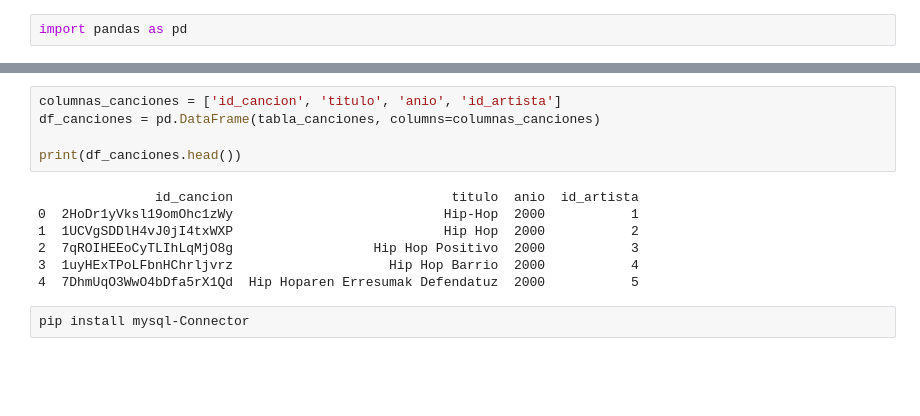
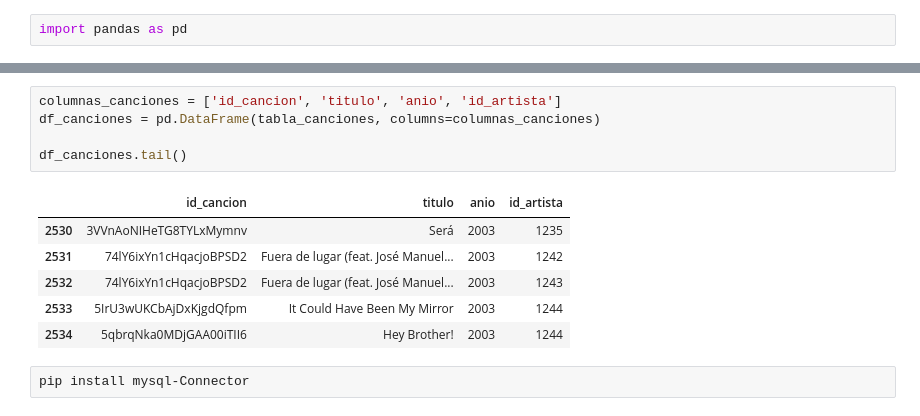
Before and after one commit to eva5ferrer/proyecto-da-promo-63-modulo-2-team-1, a Jupyter notebook: filtrado-datos-spotify.ipynb, the cells around one changed output, grey strips where cells are left out. Cells and saved outputs as stored; diff of their text form; blank space fills up the shorter version.

```diff
--- a/filtrado-datos-spotify.ipynb
+++ b/filtrado-datos-spotify.ipynb
@@ -360,15 +310,15 @@ tabla_canciones
 # %%
 columnas_canciones = ['id_cancion', 'titulo', 'anio', 'id_artista']
 df_canciones = pd.DataFrame(tabla_canciones, columns=columnas_canciones)
 
-print(df_canciones.head())
+df_canciones.tail()
 # %% [output]
-               id_cancion                            titulo  anio  id_artista
-0  2HoDr1yVksl19omOhc1zWy                           Hip-Hop  2000           1
-1  1UCVgSDDlH4vJ0jI4txWXP                           Hip Hop  2000           2
-2  7qROIHEEoCyTLIhLqMjO8g                  Hip Hop Positivo  2000           3
-3  1uyHExTPoLFbnHChrljvrz                    Hip Hop Barrio  2000           4
-4  7DhmUqO3WwO4bDfa5rX1Qd  Hip Hoparen Erresumak Defendatuz  2000           5
+|  | id_cancion | titulo | anio | id_artista |
+| 2530 | 3VVnAoNIHeTG8TYLxMymnv | Será | 2003 | 1235 |
+| 2531 | 74lY6ixYn1cHqacjoBPSD2 | Fuera de lugar (feat. José Manuel... | 2003 | 1242 |
+| 2532 | 74lY6ixYn1cHqacjoBPSD2 | Fuera de lugar (feat. José Manuel... | 2003 | 1243 |
+| 2533 | 5IrU3wUKCbAjDxKjgdQfpm | It Could Have Been My Mirror | 2003 | 1244 |
+| 2534 | 5qbrqNka0MDjGAA00iTII6 | Hey Brother! | 2003 | 1244 |
 # %%
 pip install mysql-Connector
 # %% [output]
```
Also changed, not shown: parts of 26 cells of this notebook, 2 other files.
